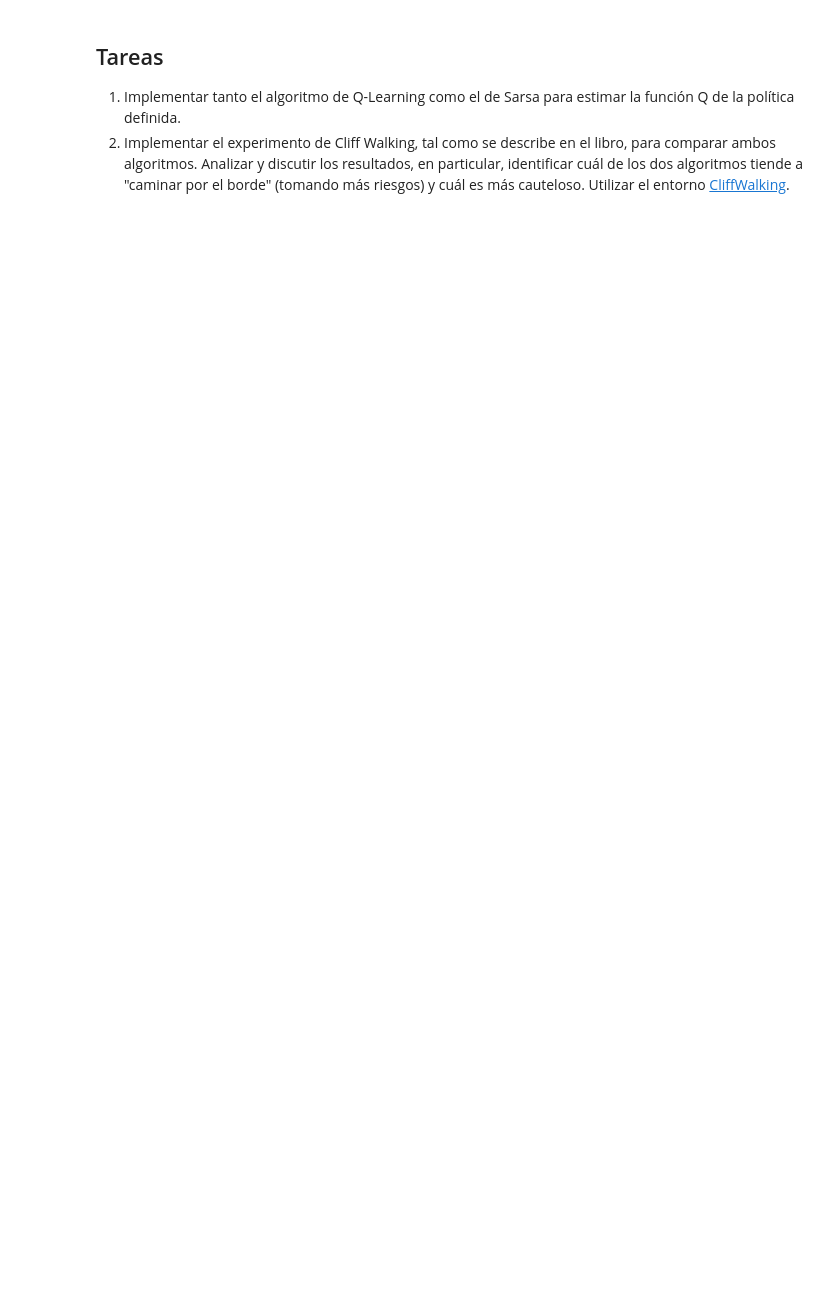
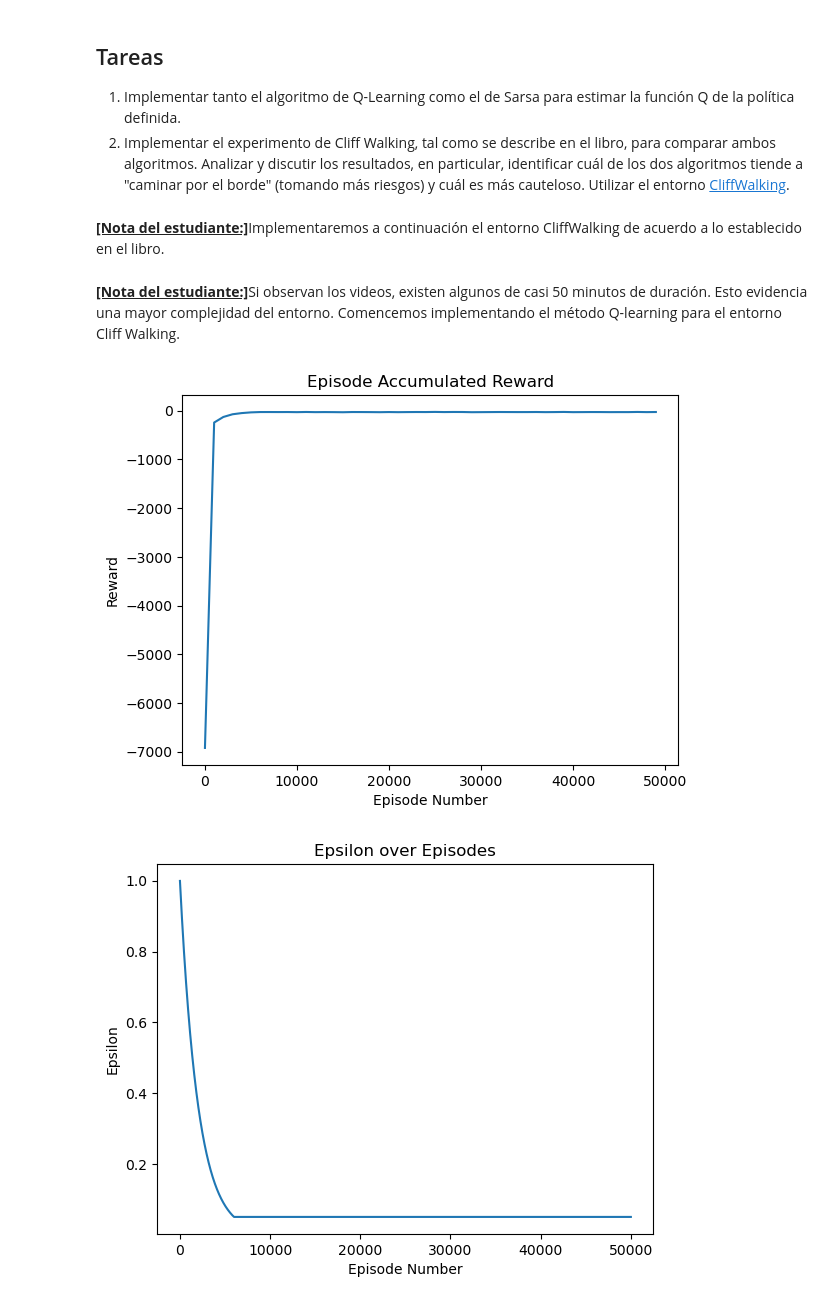
Before and after one commit to bluezombie/talleria-lab04, a Jupyter notebook: Temporal Difference-letra.ipynb, the cells around one changed output. Drawn from its saved outputs; the diff is of its cells as text; code cells hidden in the pictures; blank space fills up the shorter version.

Commit message:
Se implementó q learnining para Cliff Walking

```diff
--- a/Temporal Difference-letra.ipynb
+++ b/Temporal Difference-letra.ipynb
@@ -363,3 +390,44 @@ for episode_num in range(5):
 
 1. Implementar tanto el algoritmo de Q-Learning como el de Sarsa para estimar la función Q de la política definida.
 2. Implementar el experimento de Cliff Walking, tal como se describe en el libro, para comparar ambos algoritmos. Analizar y discutir los resultados, en particular, identificar cuál de los dos algoritmos tiende a "caminar por el borde" (tomando más riesgos) y cuál es más cauteloso. Utilizar el entorno [CliffWalking](https://gymnasium.farama.org/environments/toy_text/cliff_walking/).
+# %% [markdown]
+**<u>[Nota del estudiante:]**</u>Implementaremos a continuación el entorno CliffWalking de acuerdo a lo establecido en el libro.
+# %%
+def get_env_cliff_walking(record_video=False, record_every=1, folder="./videos" ):
+    """
+    Create the MountainCar environment with optional video recording and statistics.
+    Args:
+        record_video (bool): Whether to record video of the episodes.
+        record_every (int): Frequency of recording episodes.
+        folder (str): Folder to save the recorded videos.
+    Returns:
+        env (gym.Env): The MountainCar environment.
+
+    See also:
+        https://gymnasium.farama.org/introduction/record_agent/
+    """
+    # Initialise the environment
+    env = gym.make("CliffWalking-v0", render_mode="rgb_array")
+
+    if record_video:
+        env = RecordVideo(env, video_folder=folder, name_prefix="CliffWalking",
+                    episode_trigger=lambda x: x % record_every == 0)
+
+    return env
+# %%
+# Veamos el comportamiento de un agente random
+
+# Al tratarse de un ambiente discreto, no es necesario
+# utilizar la transormación de la observación.
+env = get_env_cliff_walking(record_video=True, record_every=1, folder="./videos/random_actions")
+
+for episode_num in range(5):
+    obs, info = env.reset()
+
+    episode_over = False
+    while not episode_over:
+        action = env.action_space.sample()  # Random action
+        obs, reward, terminated, truncated, info = env.step(action)
+        episode_over = terminated or truncated
+# %% [markdown]
+**<u>[Nota del estudiante:]**</u>Si observan los videos, existen algunos de casi 50 minutos de duración. Esto evidencia una mayor complejidad del entorno. Comencemos implementando el método Q-learning para el entorno Cliff Walking.
@@ -365,0 +493,11 @@ for episode_num in range(5):
+# %%
+NUMBER_EPISODES = 50_000
+
+env = get_env_cliff_walking(record_video=True, record_every=1_000, folder="./videos/q_learning_training")
+Q_ql_cliff, rewards_ql_cliff, epsilons_ql_cliff = q_learning_for_cliff_walking(env, num_episodes=NUMBER_EPISODES)
+# %%
+plot_rewards(rewards_ql_cliff)
+plot_epsilon(epsilons_ql_cliff)
+# %% [output]
+[figure, added]
+[figure, added]
```
Also changed, not shown: parts of 12 cells of this notebook.
